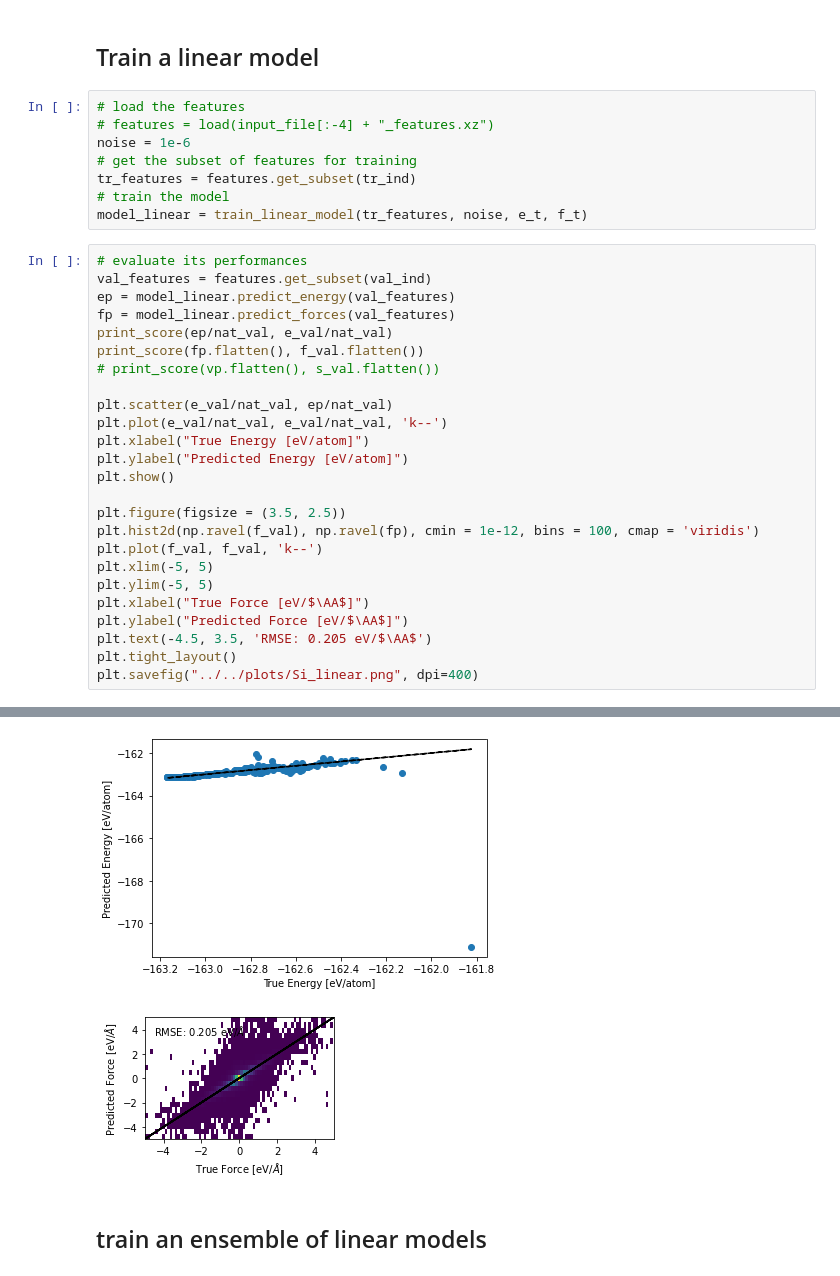
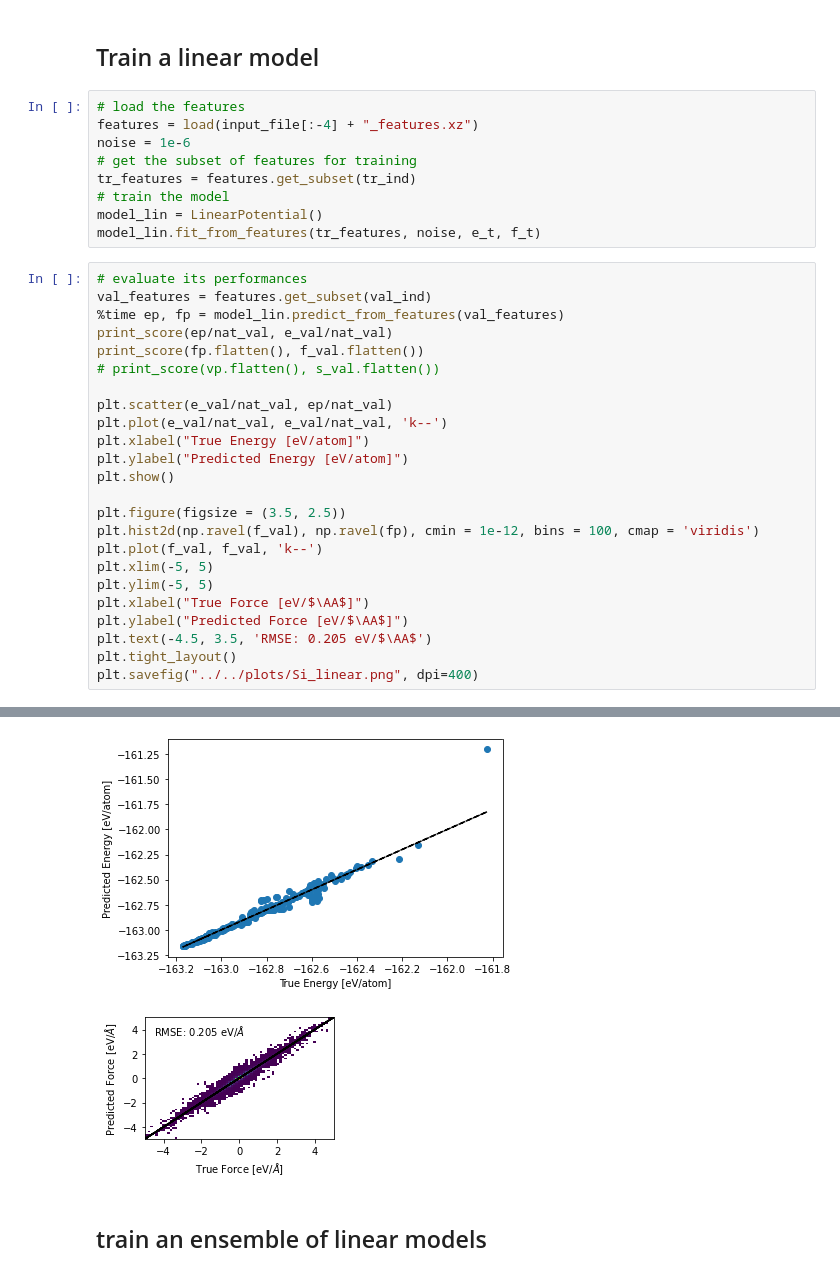
Before and after one commit to ClaudioZeni/Castle, a Jupyter notebook: notebooks/Si_showcase.ipynb, the cells around one changed output, grey strips where cells are left out. Saved outputs shown, nothing was run; the diff lists cells and outputs as text.

```diff
--- a/notebooks/Si_showcase.ipynb
+++ b/notebooks/Si_showcase.ipynb
@@ -88,17 +86,17 @@ dump(input_file[:-4] + "_features.xz", features)
 ## Train a linear model
 # %%
 # load the features
-# features = load(input_file[:-4] + "_features.xz")
+features = load(input_file[:-4] + "_features.xz")
 noise = 1e-6
 # get the subset of features for training
 tr_features = features.get_subset(tr_ind)
 # train the model
-model_linear = train_linear_model(tr_features, noise, e_t, f_t)
+model_lin = LinearPotential()
+model_lin.fit_from_features(tr_features, noise, e_t, f_t)
 # %%
 # evaluate its performances
 val_features = features.get_subset(val_ind)
-ep = model_linear.predict_energy(val_features)
-fp = model_linear.predict_forces(val_features)
+%time ep, fp = model_lin.predict_from_features(val_features)
 print_score(ep/nat_val, e_val/nat_val)
 print_score(fp.flatten(), f_val.flatten())
 # print_score(vp.flatten(), s_val.flatten())
@@ -125,5 +125,5 @@ MAE=0.263 RMSE=0.636 SUP=21.136 R2=0.565
-[figure, old version]
+[figure, new version]
-[figure, old version]
+[figure, new version]
 # %% [markdown]
 ## train an ensemble of linear models
 # %%
```
Also changed, not shown: parts of 12 cells of this notebook, 8 other files.
